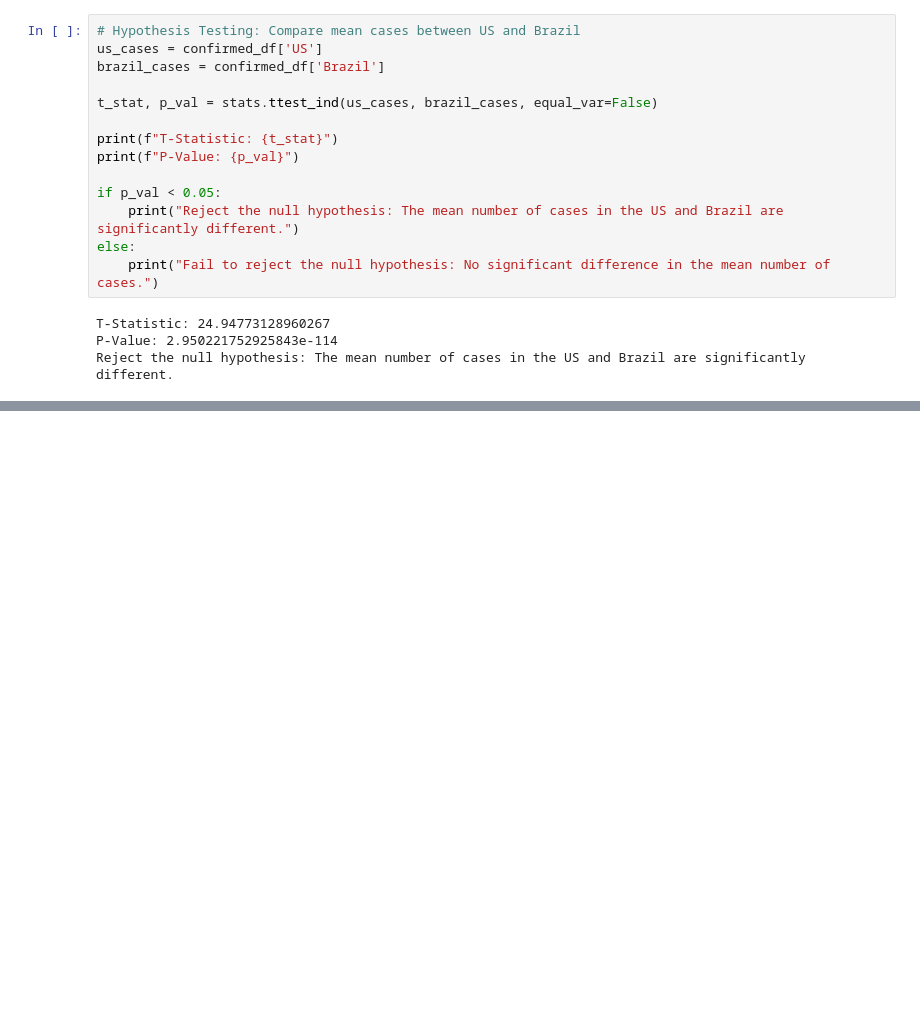
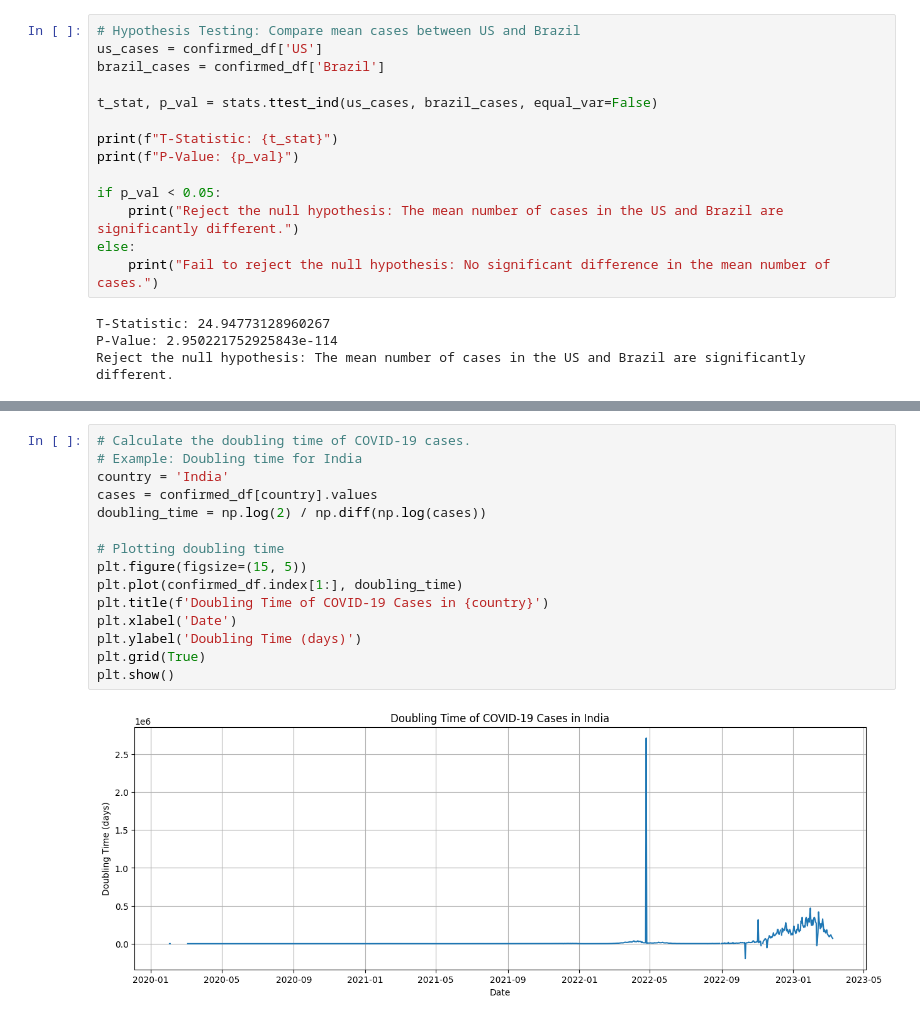
Before and after one commit to Akshay-Paunikar/Statistics_for_Data_Science, a Jupyter notebook: Data_Analysis/Covid_19/Covid_19_Data_Analysis.ipynb, the cells around one changed output, grey strips where cells are left out. Cells and saved outputs as stored; diff of their text form; blank space fills up the shorter version.

```diff
--- a/Data_Analysis/Covid_19/Covid_19_Data_Analysis.ipynb
+++ b/Data_Analysis/Covid_19/Covid_19_Data_Analysis.ipynb
@@ -279,0 +337,17 @@ Reject the null hypothesis: The mean number of cases in the US and Brazil are si
+# %%
+# Calculate the doubling time of COVID-19 cases.
+# Example: Doubling time for India
+country = 'India'
+cases = confirmed_df[country].values
+doubling_time = np.log(2) / np.diff(np.log(cases))
+
+# Plotting doubling time
+plt.figure(figsize=(15, 5))
+plt.plot(confirmed_df.index[1:], doubling_time)
+plt.title(f'Doubling Time of COVID-19 Cases in {country}')
+plt.xlabel('Date')
+plt.ylabel('Doubling Time (days)')
+plt.grid(True)
+plt.show()
+# %% [output]
+[figure, added]
```
Also changed, not shown: parts of 3 cells of this notebook.
